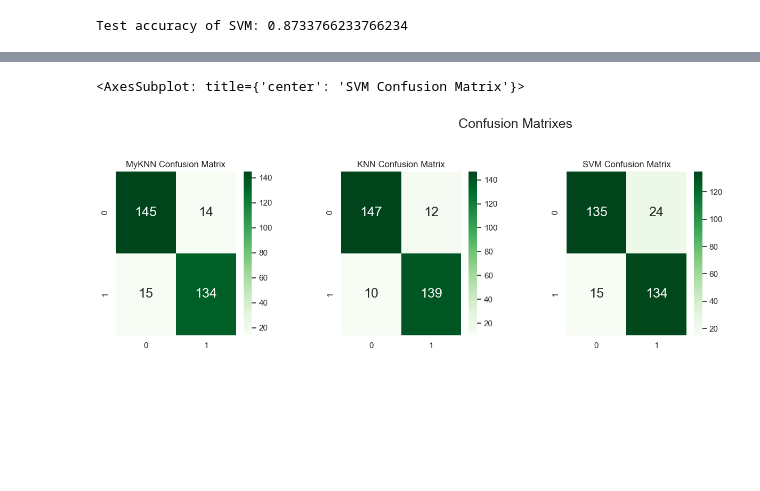
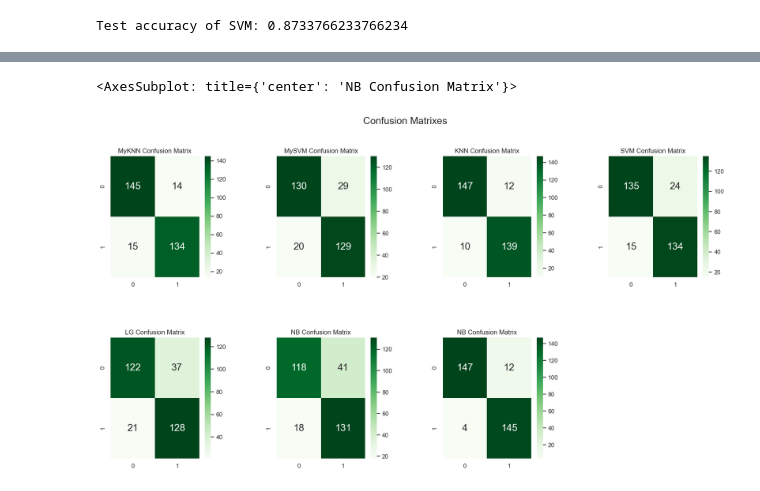
Before and after one commit to EkaterinaRD/ML-course, a Jupyter notebook: task02/task02.ipynb, the cells around one changed output, grey strips where cells are left out. Cells and saved outputs as stored; diff of their text form; code cells hidden in the pictures; blank space fills up the shorter version.

```diff
--- a/task02/task02.ipynb
+++ b/task02/task02.ipynb
@@ -346,0 +482,9 @@ Test accuracy of SVM: 0.8733766233766234
+# %%
+classifier_nb = GaussianNB(var_smoothing=optimal_var_smoothing)
+classifier_nb.fit(X_train_scaled, y_train)
+
+y_test_nb = classifier_nb.predict(X_test_scaled)
+
+accuracy_nb = accuracy_score(y_test, y_test_nb)
+accuracies['NB'] = accuracy_nb
+print(f"Test accuracy of NB: {accuracy_nb}")
@@ -346,0 +495,12 @@ Test accuracy of SVM: 0.8733766233766234
+# %%
+classifier_dt = DecisionTreeClassifier(max_depth=optimal_max_depth,
+                min_samples_leaf=optimal_min_samples_leaf,
+                min_samples_split=optimal_min_samples_split,
+                random_state=19)
+classifier_dt.fit(X_train_scaled, y_train)
+
+y_test_dt = classifier_dt.predict(X_test_scaled)
+
+accuracy_dt = accuracy_score(y_test, y_test_dt)
+accuracies['DT'] = accuracy_dt
+print(f"Test accuracy of NB: {accuracy_dt}")
@@ -359,24 +521,44 @@ plt.show()
 from sklearn.metrics import confusion_matrix
 
 my_knn_cm = confusion_matrix(y_test, y_test_myknn)
+my_svm_cm = confusion_matrix(y_test, y_test_mysvm)
 knn_cm = confusion_matrix(y_test, y_test_knn)
 svm_cm = confusion_matrix(y_test, y_test_svm)
+lg_cm = confusion_matrix(y_test, y_test_lg)
+nb_cm = confusion_matrix(y_test, y_test_nb)
+dt_cm = confusion_matrix(y_test, y_test_dt)
 # %%
 plt.figure(figsize=(20, 10))
 plt.suptitle("Confusion Matrixes", fontsize=18)
 plt.subplots_adjust(wspace=0.5, hspace=0.5)
 
 plt.subplot(2, 4, 1)
 plt.title("MyKNN Confusion Matrix")
 sns.heatmap(my_knn_cm, annot=True, cmap="Greens", fmt="d", annot_kws={"size": 18})
 
 plt.subplot(2, 4, 2)
+plt.title("MySVM Confusion Matrix")
+sns.heatmap(my_svm_cm, annot=True, cmap="Greens", fmt="d", annot_kws={"size": 18})
+
+plt.subplot(2, 4, 3)
 plt.title("KNN Confusion Matrix")
 sns.heatmap(knn_cm, annot=True, cmap="Greens", fmt="d", annot_kws={"size": 18})
 
-plt.subplot(2, 4, 3)
+plt.subplot(2, 4, 4)
 plt.title("SVM Confusion Matrix")
 sns.heatmap(svm_cm, annot=True, cmap="Greens", fmt="d", annot_kws={"size": 18})
+
+plt.subplot(2, 4, 5)
+plt.title("LG Confusion Matrix")
+sns.heatmap(lg_cm, annot=True, cmap="Greens", fmt="d", annot_kws={"size": 18})
+
+plt.subplot(2, 4, 6)
+plt.title("NB Confusion Matrix")
+sns.heatmap(nb_cm, annot=True, cmap="Greens", fmt="d", annot_kws={"size": 18})
+
+plt.subplot(2, 4, 7)
+plt.title("NB Confusion Matrix")
+sns.heatmap(dt_cm, annot=True, cmap="Greens", fmt="d", annot_kws={"size": 18})
 # %% [output]
-<AxesSubplot: title={'center': 'SVM Confusion Matrix'}>
+<AxesSubplot: title={'center': 'NB Confusion Matrix'}>
-[figure, old version]
+[figure, new version]
```
Also changed, not shown: parts of 34 cells of this notebook, 5 other files.
